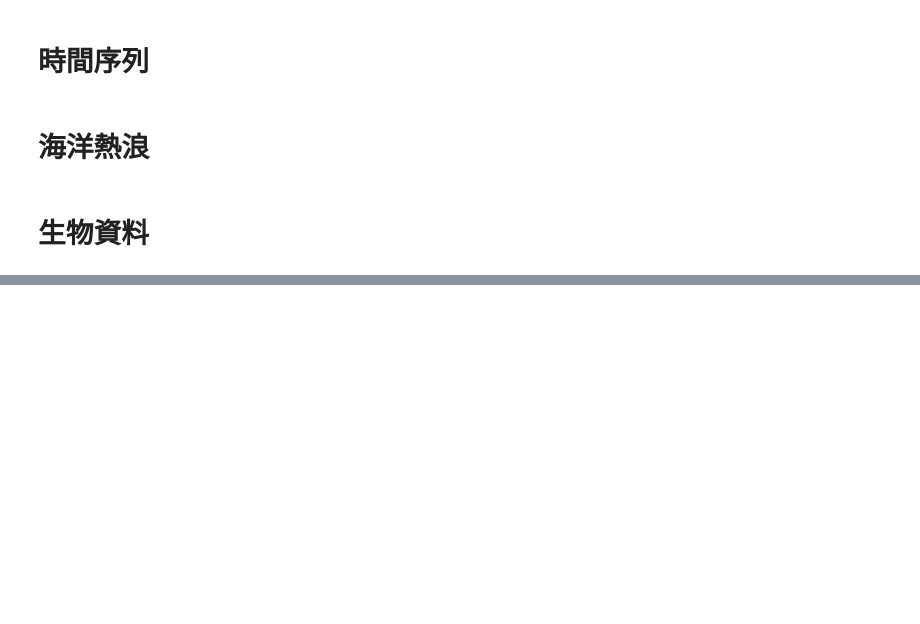
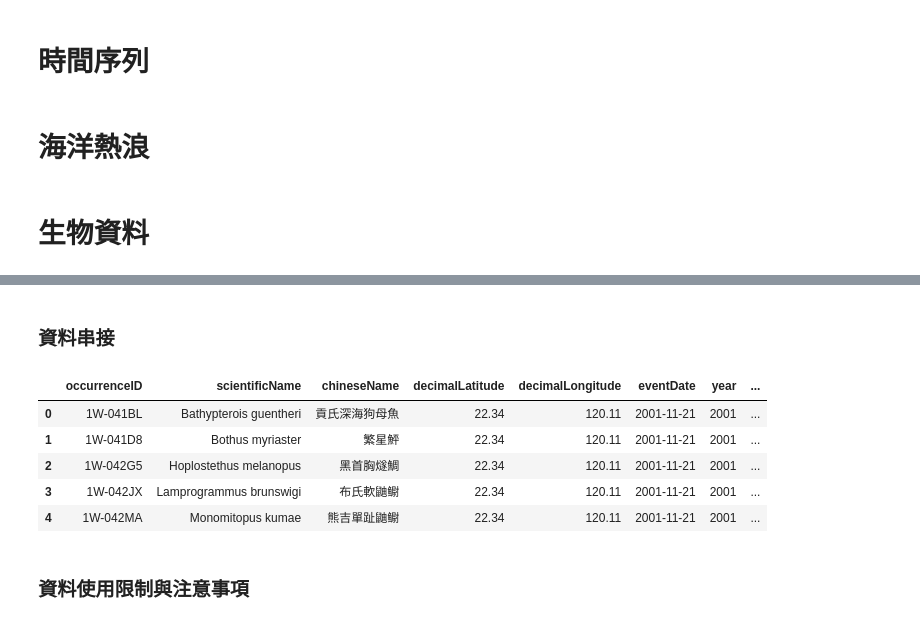
Before and after one commit to ODBapp/2025_NODASS_workshop, a Jupyter notebook: src/odb.ipynb, the cells around one changed output, grey strips where cells are left out. Cells and saved outputs as stored; diff of their text form; code cells hidden in the pictures; blank space fills up the shorter version.

```diff
--- a/src/odb.ipynb
+++ b/src/odb.ipynb
@@ -527,0 +739,47 @@ plt.show()
+# %%
+# merge matched table
+taxon_matched = pd.read_csv('nomenmatch_results.csv')
+nodass_merge = pd.merge(nodass, taxon_matched[["search_term",'matched_clean','match_type']], left_on='taxon', right_on='search_term', how='left')
+
+# get all species data
+nodass_species = nodass_merge.query("taxonRank == 'species' & match_type != 'No match'" )
+odb_species = odb.query("階層 == 'species'" )
+# %% [markdown]
+### 資料串接
+# %%
+# rename columns (DwC standard)
+nodass_species = nodass_species.rename(columns={
+    'Id': 'occurrenceID',
+    'matched_clean': 'scientificName',
+    'ChineseName': 'chineseName',
+    'CenterLatitude': 'decimalLatitude',
+    'CenterLongitude': 'decimalLongitude',
+    'date': 'eventDate',
+    'gearType': 'samplingProtocol',
+    'IndividualCount': 'individualCount',
+    'ProjectName': 'dataSource'
+})
+odb_species = odb_species.rename(columns={
+    '出現紀錄識別碼': 'occurrenceID',
+    '學名': 'scientificName',
+    '中文名': 'chineseName',
+    '緯度': 'decimalLatitude',
+    '經度': 'decimalLongitude',
+    '引用資訊': 'dataSource',
+    'date': 'eventDate'
+})
+
+# select columns
+nodass_trim = nodass_species[['occurrenceID','scientificName','chineseName','decimalLatitude','decimalLongitude','eventDate','year','season','samplingProtocol','dataSource']]
+odb_trim = odb_species[['occurrenceID','scientificName','chineseName','decimalLatitude','decimalLongitude','eventDate','year','season','dataSource']]
+
+# data concat & remove duplicate
+biodata = pd.concat([nodass_trim, odb_trim], ignore_index=True).drop_duplicates()
+biodata.head()
+# %% [output]
+|  | occurrenceID | scientificName | chineseName | decimalLatitude | decimalLongitude | eventDate | year | ... |
+| 0 | 1W-041BL | Bathypterois guentheri | 貢氏深海狗母魚 | 22.34 | 120.11 | 2001-11-21 | 2001 | ... |
+| 1 | 1W-041D8 | Bothus myriaster | 繁星鮃 | 22.34 | 120.11 | 2001-11-21 | 2001 | ... |
+| 2 | 1W-042G5 | Hoplostethus melanopus | 黑首胸燧鯛 | 22.34 | 120.11 | 2001-11-21 | 2001 | ... |
+| 3 | 1W-042JX | Lamprogrammus brunswigi | 布氏軟鼬鳚 | 22.34 | 120.11 | 2001-11-21 | 2001 | ... |
+| 4 | 1W-042MA | Monomitopus kumae | 熊吉單趾鼬鳚 | 22.34 | 120.11 | 2001-11-21 | 2001 | ... |
@@ -527,0 +794,2 @@ plt.show()
+# %% [markdown]
+### 資料使用限制與注意事項
```
Also changed, not shown: parts of 23 cells of this notebook.
